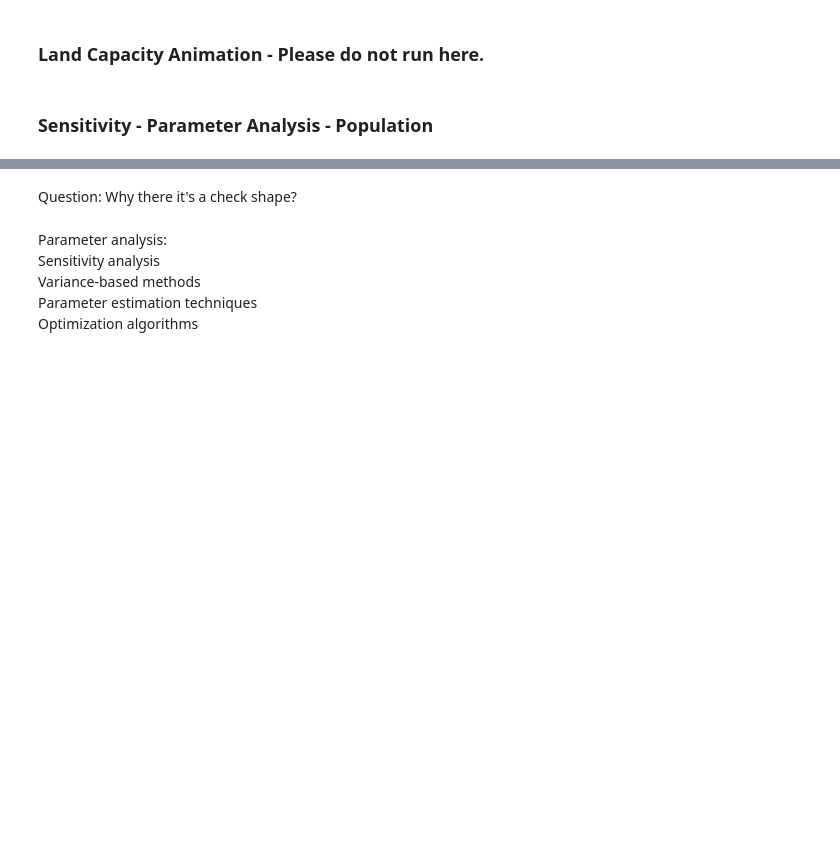
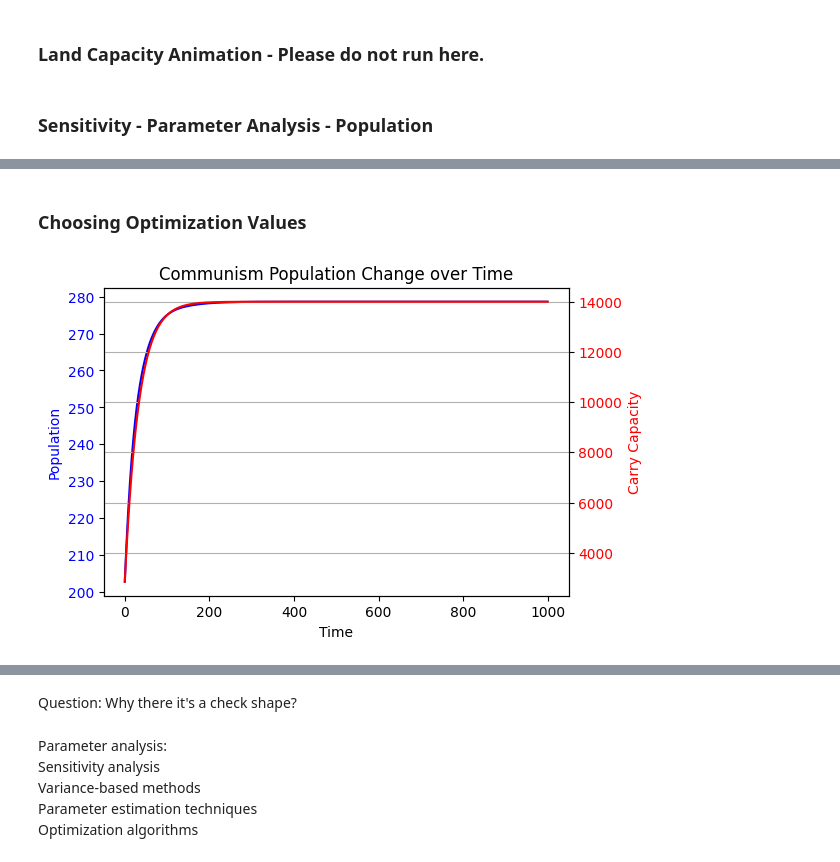
Before and after one commit to yutongliang723/Agent-Based-Model-CSH, a Jupyter notebook: Agent-Based Model - Week 2 - Yutong.ipynb, the cells around one changed output, grey strips where cells are left out. Cells and saved outputs as stored; diff of their text form; code cells hidden in the pictures; blank space fills up the shorter version.

```diff
--- a/Agent-Based Model - Week 2 - Yutong.ipynb
+++ b/Agent-Based Model - Week 2 - Yutong.ipynb
@@ -300,0 +325,15 @@ for param_name, param_range, result_pop in parameters:
+# %% [markdown]
+### Choosing Optimization Values
+# %%
+r = 0.1 # 0.1 is about the global maximum on Population
+k = 0.03
+d = 0.0005
+a = 0.005
+max_capacity_one_land = 70
+initial_population = 200
+simulation_time = 1000
+
+
+plot_commuism_simulation_population2(r, k, a, d, initial_population, simulation_time, max_capacity_one_land)
+# %% [output]
+[figure, added]
```
Also changed, not shown: parts of 8 cells of this notebook.
